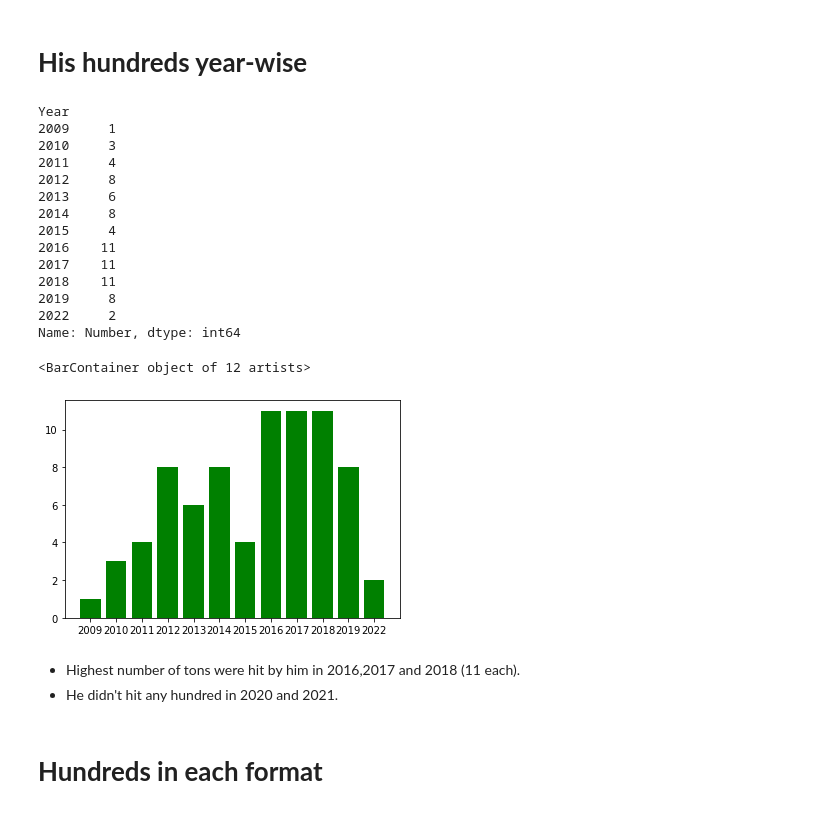
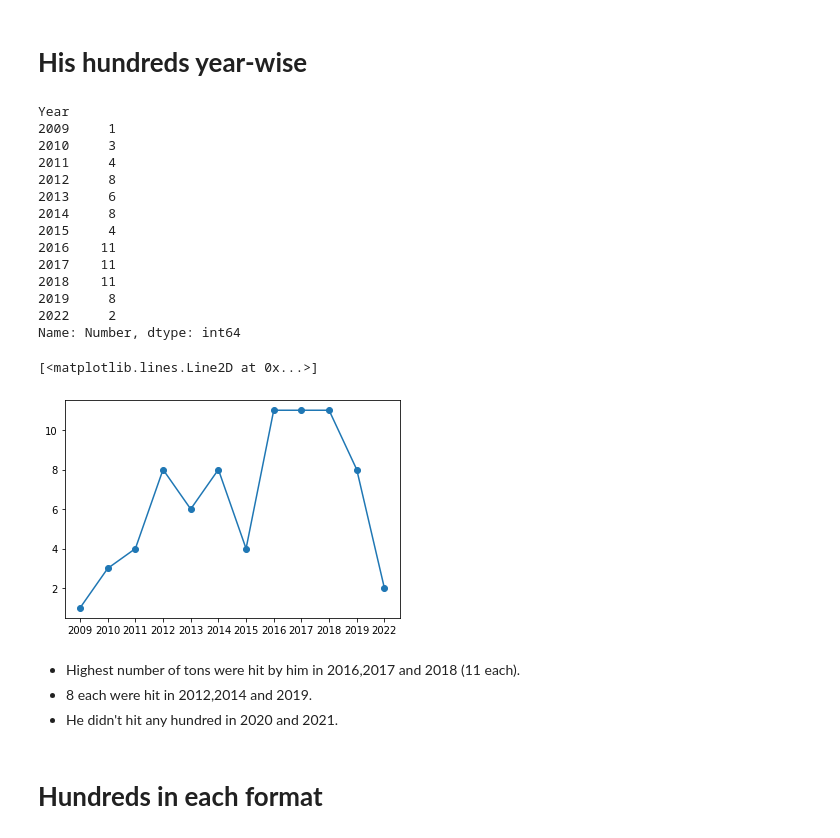
Before and after one commit to Suyashiitr/kaggle, a Jupyter notebook: virat-kohli-100s-visualization.ipynb, the cells around one changed output. Drawn from its saved outputs; the diff is of its cells as text; code cells hidden in the pictures.

Commit message:
Kaggle Notebook | Virat Kohli 100s Visualization | Version 4

```diff
--- a/virat-kohli-100s-visualization.ipynb
+++ b/virat-kohli-100s-visualization.ipynb
@@ -50,29 +50,29 @@ vk.head(10)
 # %%
 vk_year = vk.groupby('Year')
 print(vk_year.count()['Number'])
 year_tons = np.array(vk_year.count()['Number'])
 year = np.array(['2009','2010','2011','2012','2013','2014','2015','2016','2017','2018','2019','2022'])
-#Shows How many 100s were hit by Virat Kohli every year
-plt.bar(year,year_tons,color = 'g')
+plt.plot(year,year_tons,'-o')
 # %% [output]
 Year
 2009     1
 2010     3
 2011     4
 2012     8
 2013     6
 2014     8
 2015     4
 2016    11
 2017    11
 2018    11
 2019     8
 2022     2
 Name: Number, dtype: int64
-<BarContainer object of 12 artists>
+[<matplotlib.lines.Line2D at 0x...>]
-[figure, old version]
+[figure, new version]
 # %% [markdown]
 * Highest number of tons were hit by him in 2016,2017 and 2018 (11 each).
+* 8 each were hit in 2012,2014 and 2019.
 * He didn't hit any hundred in 2020 and 2021.
 # %% [markdown]
 # **Hundreds in each format**
```
Also changed, not shown: parts of 10 cells of this notebook.
